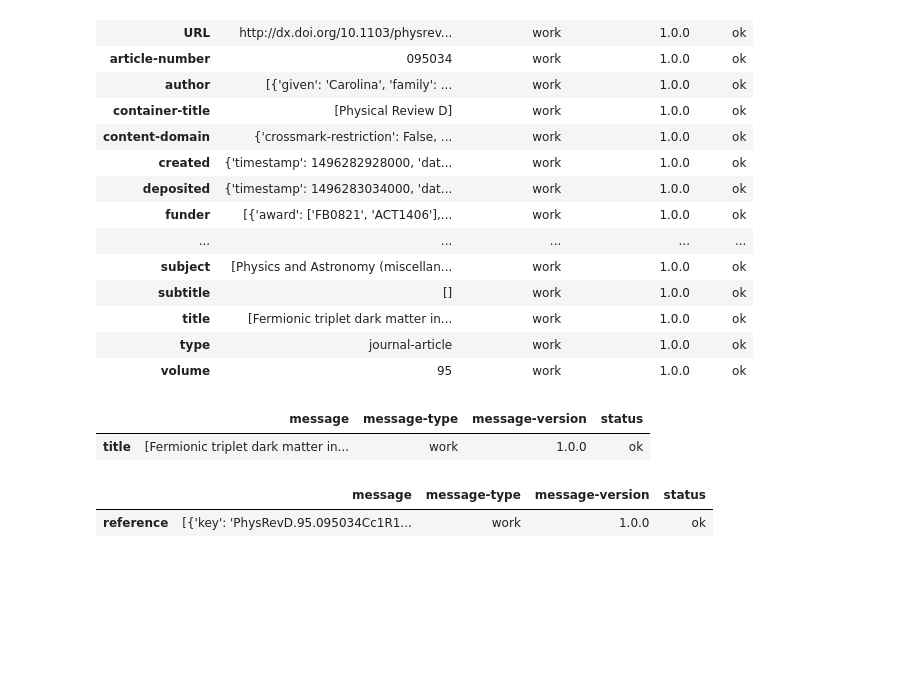
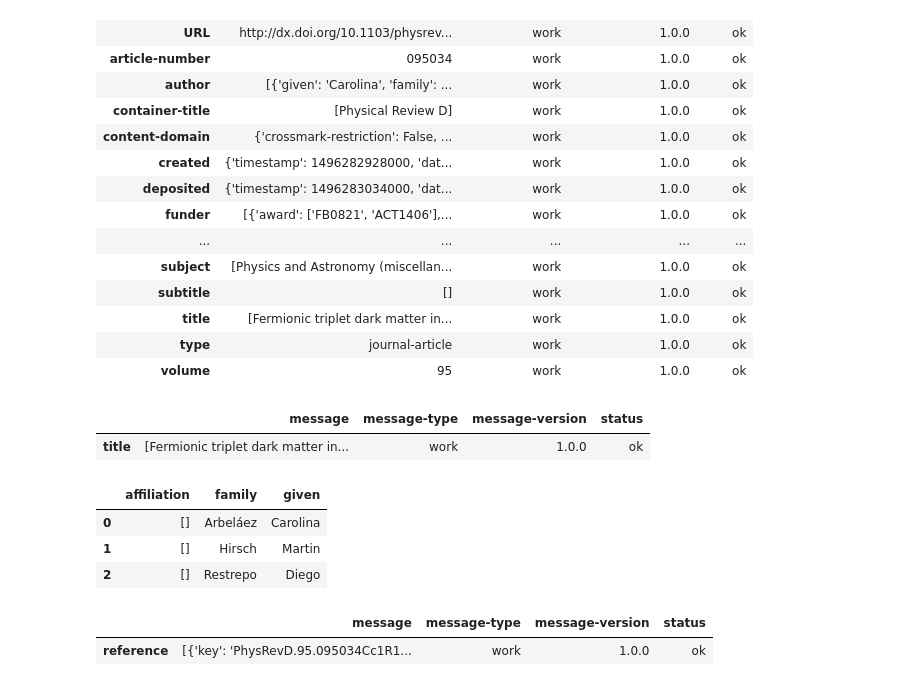
Before and after one commit to restrepo/data-analysis, a Jupyter notebook: Pandas.ipynb, the cells around one changed output. Saved outputs shown, nothing was run; the diff lists cells and outputs as text; code cells hidden in the pictures; blank space fills up the shorter version.

```diff
--- a/Pandas.ipynb
+++ b/Pandas.ipynb
@@ -292,6 +292,13 @@ doi.loc[['title']]
 # %% [output]
 |  | message | message-type | message-version | status |
 | title | [Fermionic triplet dark matter in... | work | 1.0.0 | ok |
+# %%
+pd.DataFrame( doi.loc[['author']]['message'].values[0] )
+# %% [output]
+|  | affiliation | family | given |
+| 0 | [] | Arbeláez | Carolina |
+| 1 | [] | Hirsch | Martin |
+| 2 | [] | Restrepo | Diego |
 # %%
 doi.loc[['reference']]
 # %% [output]
```
